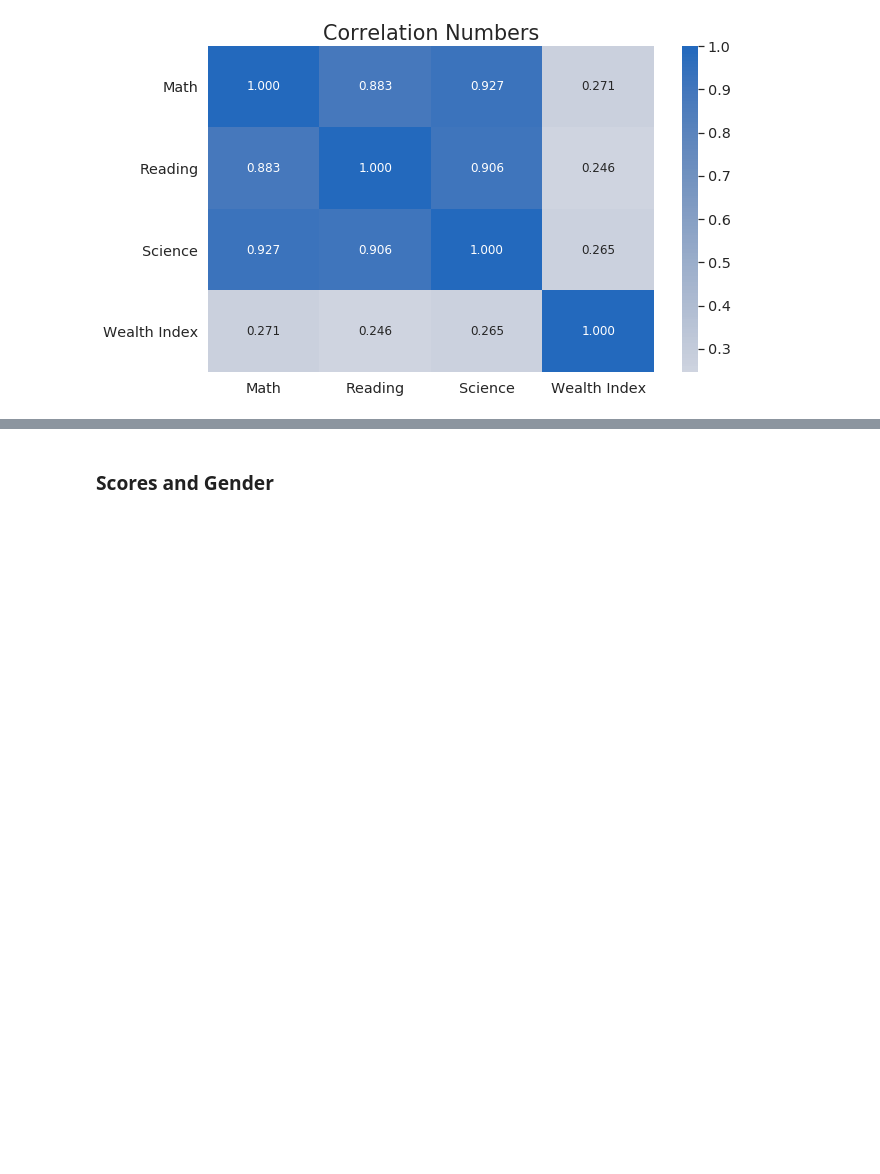
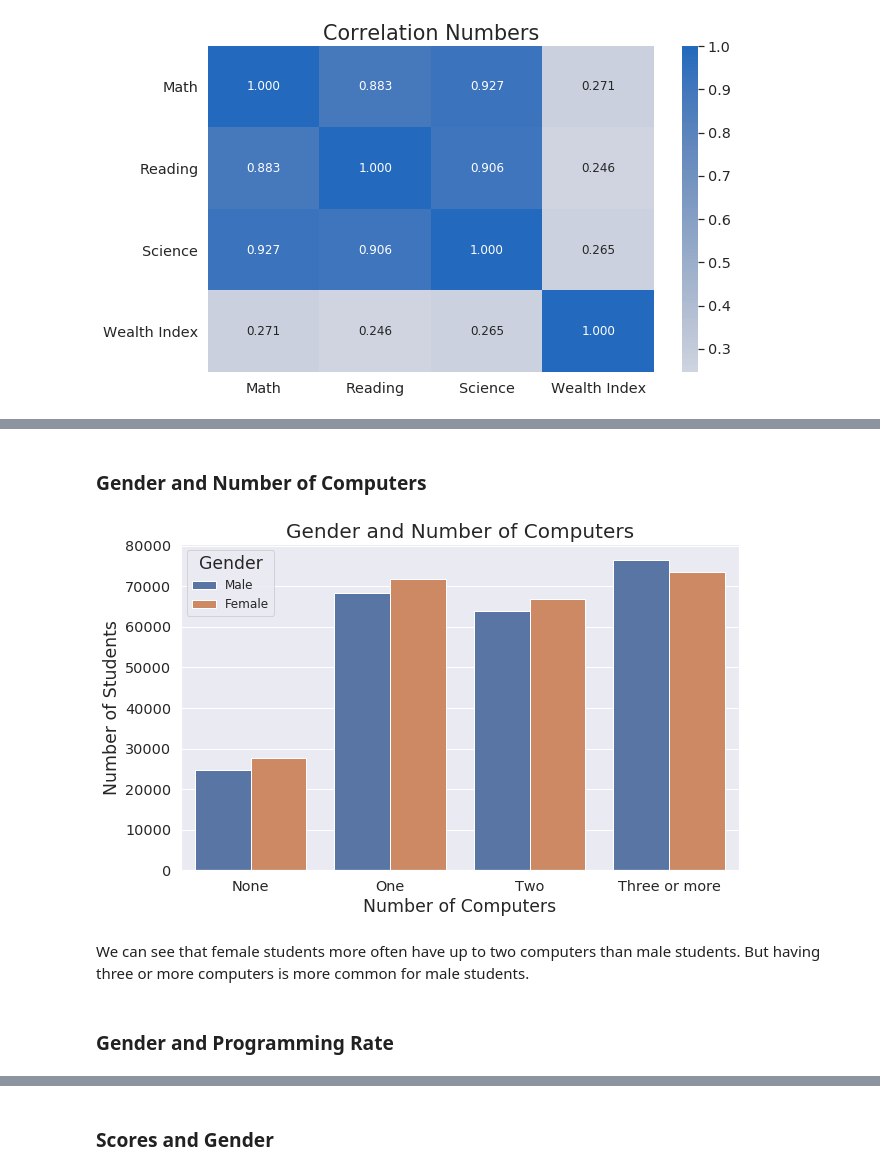
Before and after one commit to yamontv/pisa2012_visualization, a Jupyter notebook: exploration.ipynb, the cells around one changed output, grey strips where cells are left out. Drawn from its saved outputs; the diff is of its cells as text; code cells hidden in the pictures; blank space fills up the shorter version.

```diff
--- a/exploration.ipynb
+++ b/exploration.ipynb
@@ -392,0 +326,15 @@ We can notice interesting patterns here. Let's look at them closer.
+# %% [markdown]
+### Gender and Number of Computers
+# %%
+sb.countplot(data = df, x = 'Number of Computers', hue = 'Gender')
+plt.ylabel('Number of Students')
+plt.title('Gender and Number of Computers', size=20)
+
+# Save
+plt.savefig('img/gender_number_of_computers.png', dpi=200, bbox_inches="tight")
+# %% [output]
+[figure, added]
+# %% [markdown]
+We can see that female students more often have up to two computers than male students. But having three or more computers is more common for male students.
+# %% [markdown]
+### Gender and Programming Rate
```
Also changed, not shown: parts of 82 cells of this notebook, 13 other files.
